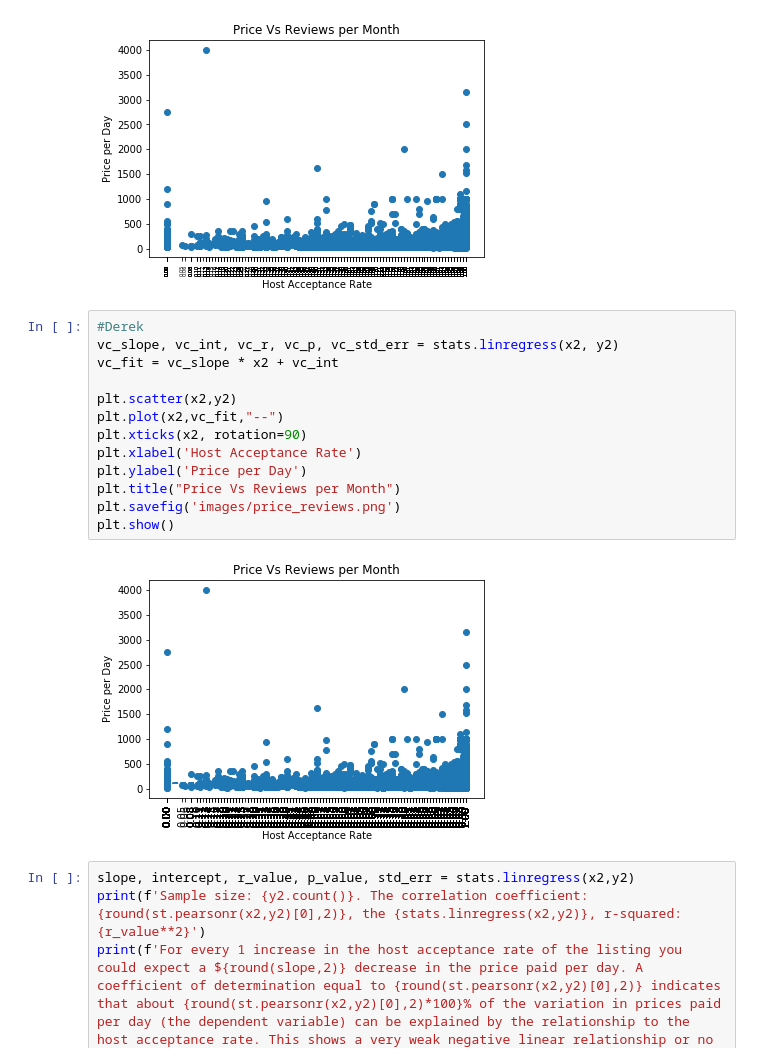
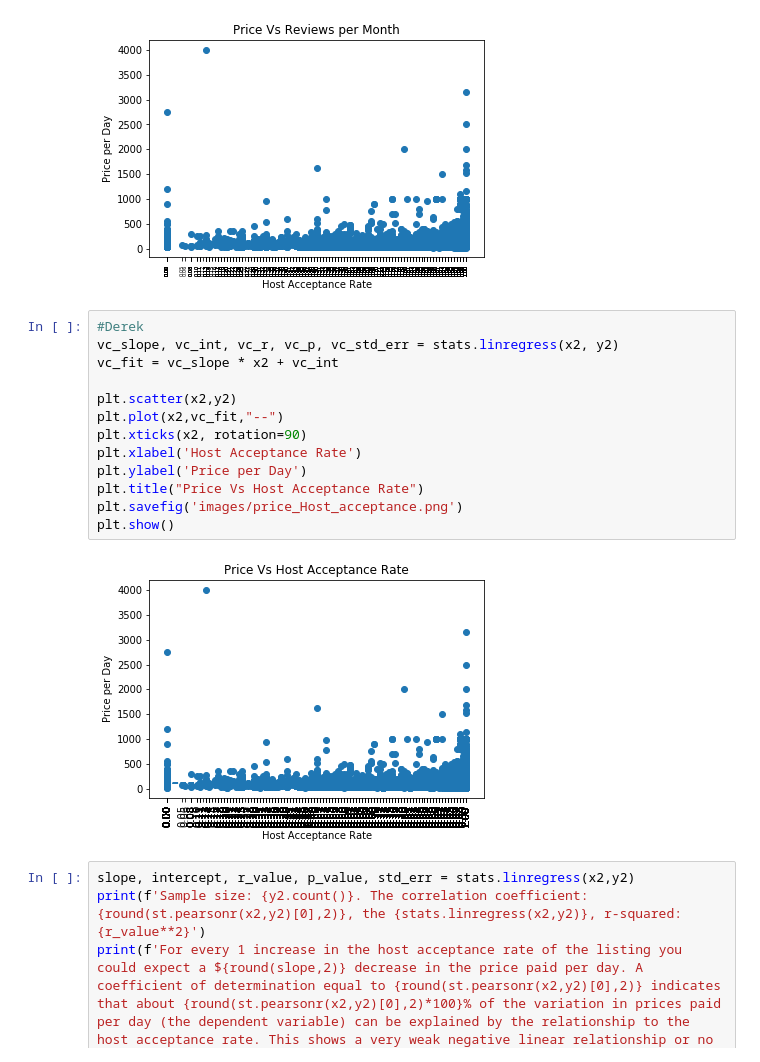
Before and after one commit to DerekTeed/project1_data, a Jupyter notebook: airbnbPy.ipynb, the cells around one changed output. Saved outputs shown, nothing was run; the diff lists cells and outputs as text.

```diff
--- a/airbnbPy.ipynb
+++ b/airbnbPy.ipynb
@@ -184,18 +185,18 @@ plt.show()
 # %%
 #Derek
 vc_slope, vc_int, vc_r, vc_p, vc_std_err = stats.linregress(x2, y2)
 vc_fit = vc_slope * x2 + vc_int
 
 plt.scatter(x2,y2)
 plt.plot(x2,vc_fit,"--")
 plt.xticks(x2, rotation=90)
 plt.xlabel('Host Acceptance Rate')
 plt.ylabel('Price per Day')
-plt.title("Price Vs Reviews per Month")
-plt.savefig('images/price_reviews.png')
+plt.title("Price Vs Host Acceptance Rate")
+plt.savefig('images/price_Host_acceptance.png')
 plt.show()
 # %% [output]
-[figure, old version]
+[figure, new version]
 # %%
 slope, intercept, r_value, p_value, std_err = stats.linregress(x2,y2)
 print(f'Sample size: {y2.count()}. The correlation coefficient:{round(st.pearsonr(x2,y2)[0],2)}, the {stats.linregress(x2,y2)}, r-squared: {r_value**2}')
```
Also changed, not shown: parts of 5 cells of this notebook, 3 other files.
